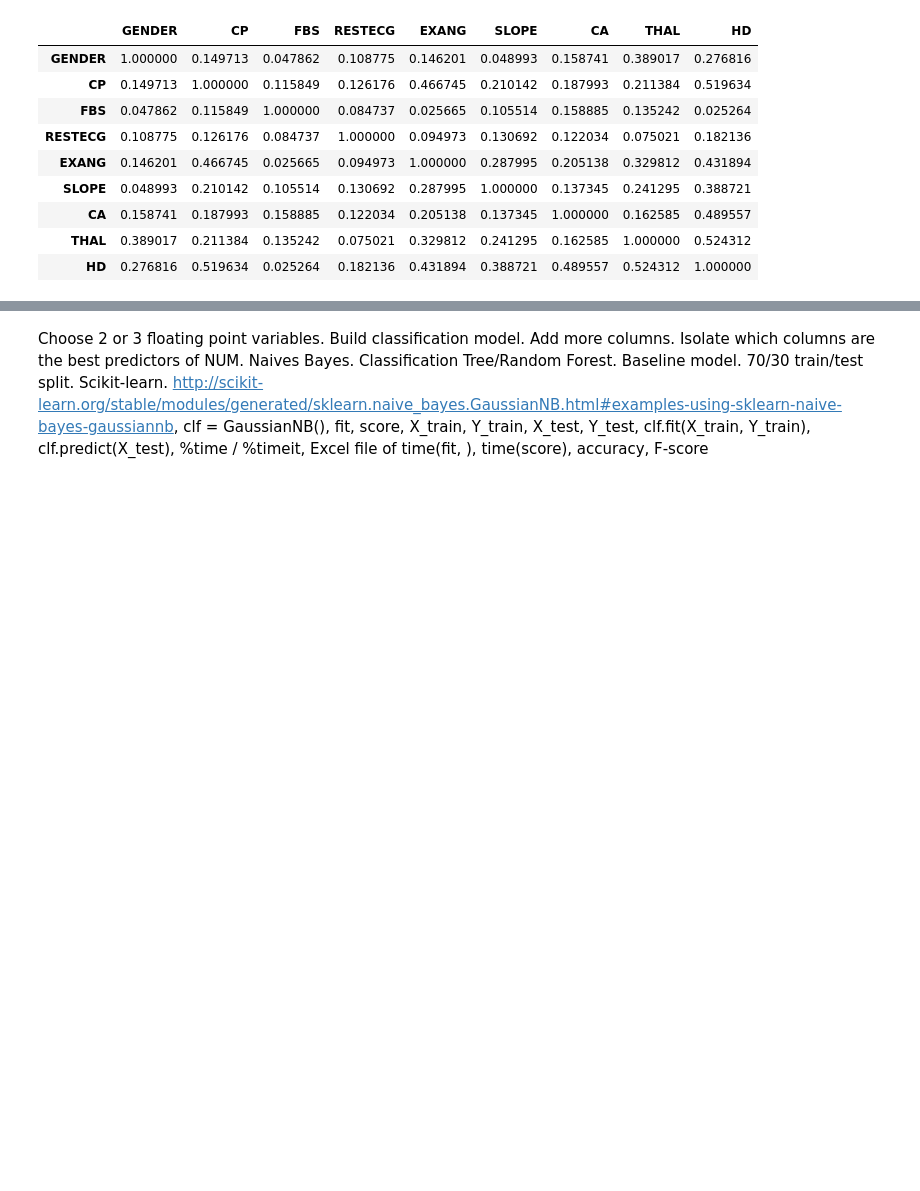
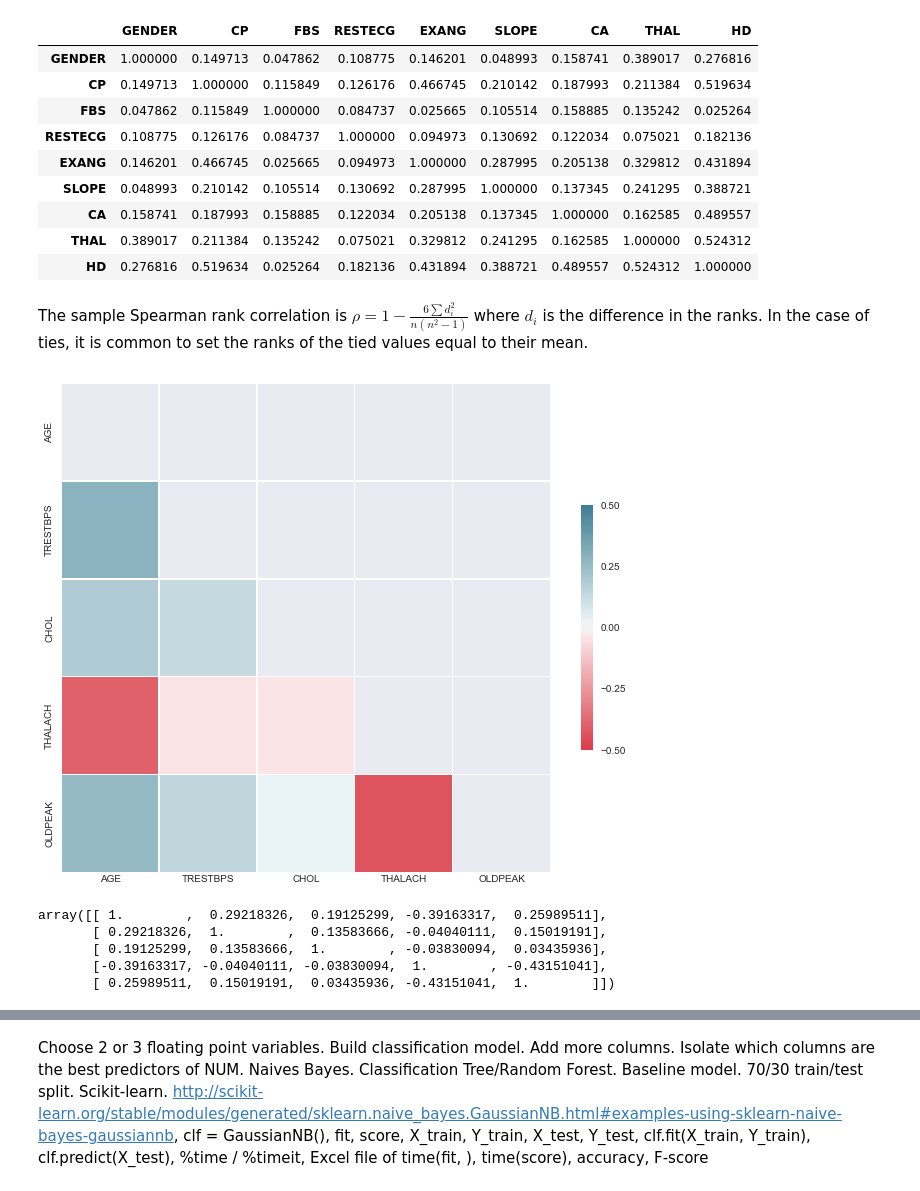
Before and after one commit to blubeck7/heart_disease, a Jupyter notebook: heart_disease.ipynb, the cells around one changed output, grey strips where cells are left out. Drawn from its saved outputs; the diff is of its cells as text; code cells hidden in the pictures; blank space fills up the shorter version.

```diff
--- a/heart_disease.ipynb
+++ b/heart_disease.ipynb
@@ -491,3 +503,46 @@ corr
+# %% [markdown]
+The sample Spearman rank correlation is $\rho = 1 - \frac{6 \sum d_i^2}{n(n^2-1)}$ where $d_i$ is the difference in the ranks. In the case of ties, it is common to set the ranks of the tied values equal to their mean.
+# %%
+from scipy import stats
+cont_vars = health_data.iloc[:, np.array(health_data.dtypes == np.float_)]
+corr = stats.spearmanr(cont_vars).correlation
+
+#graph results using a correlation matrix plot
+# Generate a mask for the upper triangle
+mask = np.zeros_like(corr, dtype=np.bool)
+mask[np.triu_indices_from(mask)] = True
+
+# Set up the matplotlib figure
+fig, ax = plt.subplots(figsize=(11, 9))
+
+# Generate a custom diverging colormap
+cmap = sns.diverging_palette(10, 220, as_cmap=True)
+#cmap=plt.get_cmap("Blues")
+
+# Draw the heatmap with the mask and correct aspect ratio
+ax = sns.heatmap(corr, vmin=-0.5, vmax=0.5, mask=mask, cmap=cmap,
+            square=True, linewidths=.5, cbar_kws={"shrink": .5})
+
+# Change colorbar to display min and max values
+cbar = ax.collections[0].colorbar
+cbar.set_ticks([-0.5,-0.25,0,0.25,0.5])
+
+#ax.set_yticks(ax.get_xticks())
+labs = cont_vars.columns.get_values().tolist()
+ax.set_xticklabels(labs,va="center")
+labs.reverse()
+ax.set_yticklabels(labs,va="center")
+plt.show()
+# %% [output]
+[figure, added]
+# %%
+corr
+# %% [output]
+array([[ 1.        ,  0.29218326,  0.19125299, -0.39163317,  0.25989511],
+       [ 0.29218326,  1.        ,  0.13583666, -0.04040111,  0.15019191],
+       [ 0.19125299,  0.13583666,  1.        , -0.03830094,  0.03435936],
+       [-0.39163317, -0.04040111, -0.03830094,  1.        , -0.43151041],
+       [ 0.25989511,  0.15019191,  0.03435936, -0.43151041,  1.        ]])
 # %%
 
 
```
Also changed, not shown: parts of 11 cells of this notebook, 1 other file.
